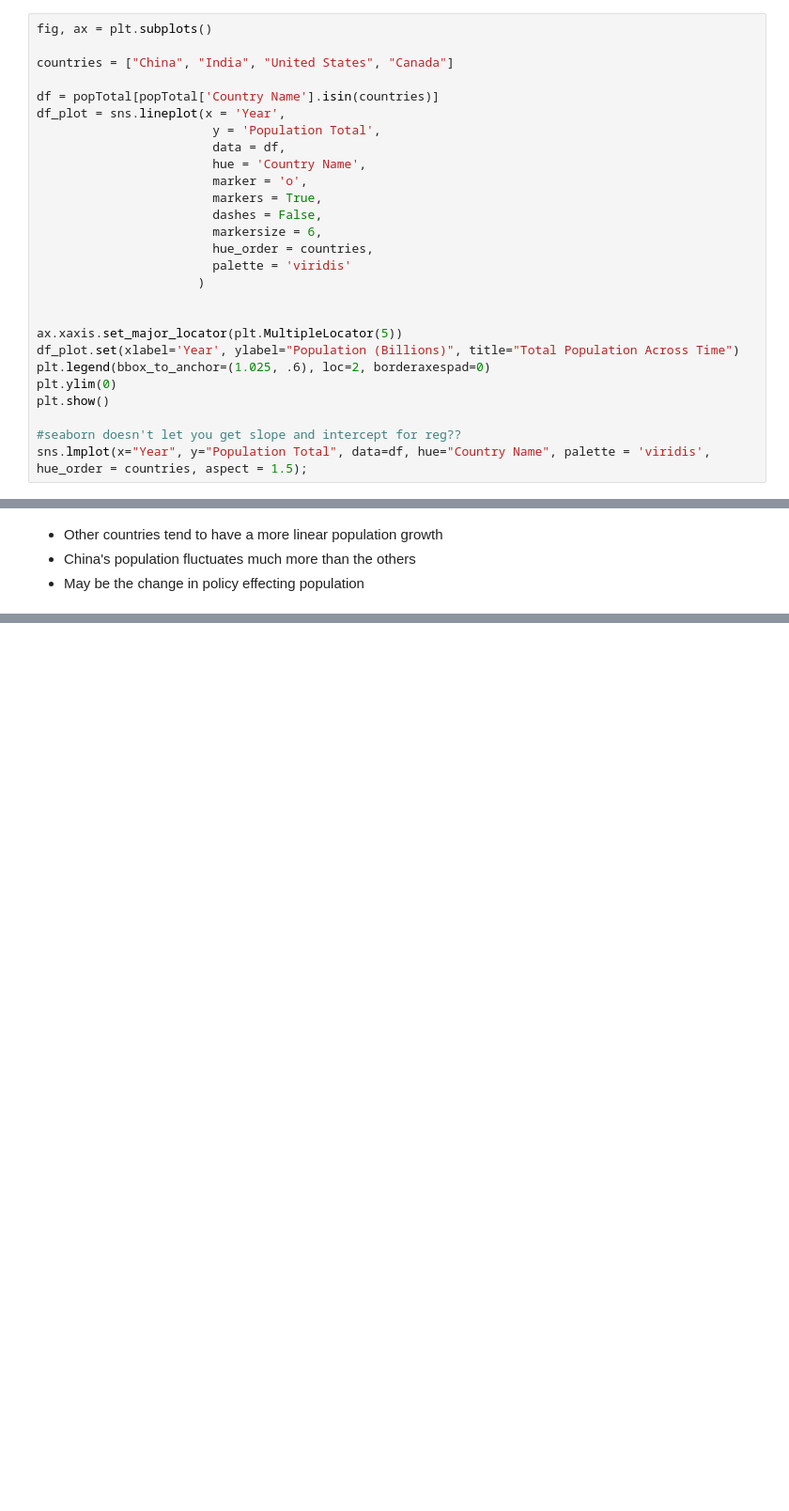
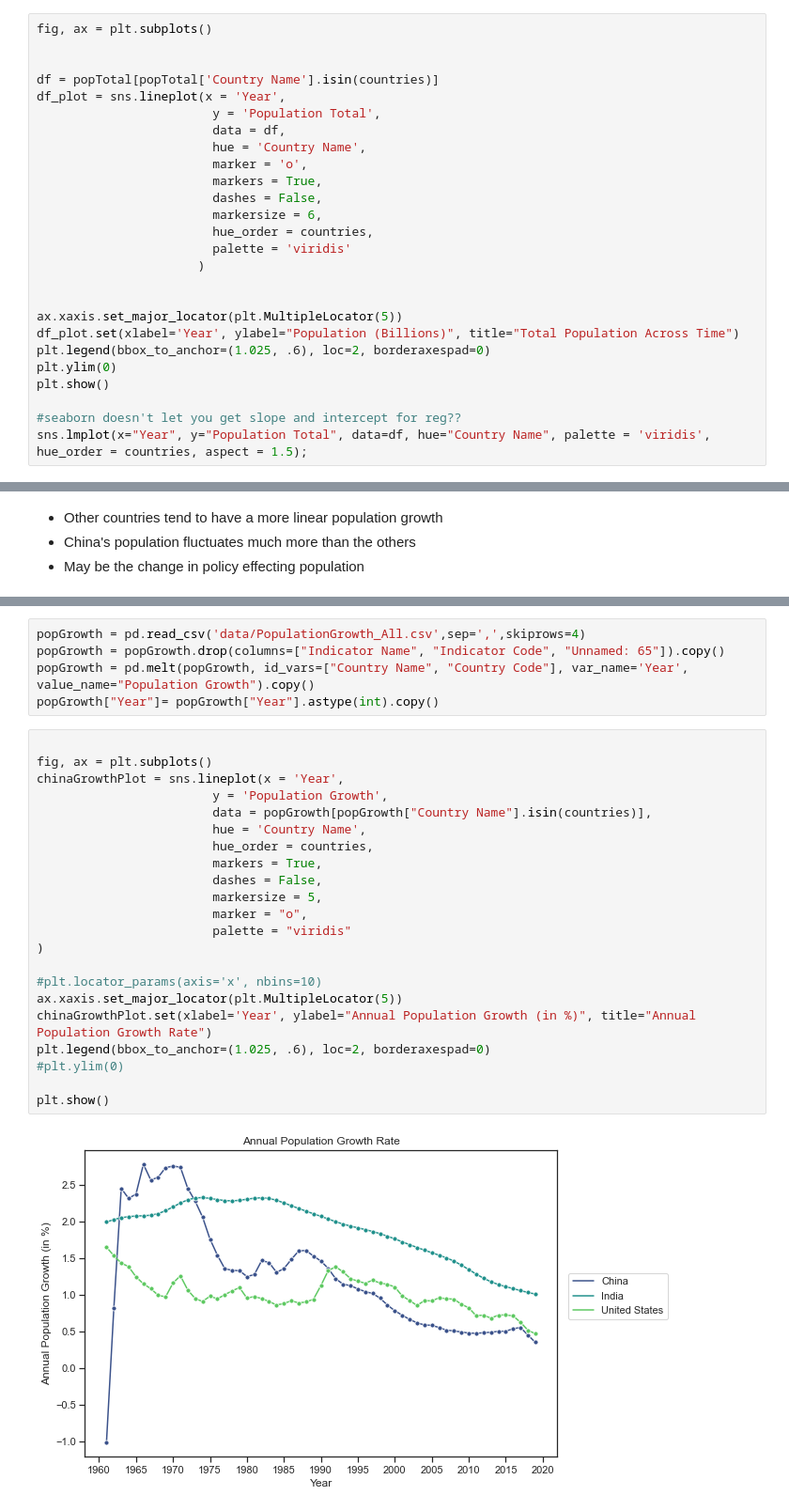
Before and after one commit to annapoliswu/CISC367_Final, a Jupyter notebook: messy-china-population-analysis.ipynb, the cells around one changed output, grey strips where cells are left out. Shown: that part at 94% size. Cells and saved outputs as stored; diff of their text form; blank space fills up the shorter version.

```diff
--- a/messy-china-population-analysis.ipynb
+++ b/messy-china-population-analysis.ipynb
@@ -125,7 +130,6 @@ plt.show()
 # %%
 fig, ax = plt.subplots()
 
-countries = ["China", "India", "United States", "Canada"]
 
 df = popTotal[popTotal['Country Name'].isin(countries)]
 df_plot = sns.lineplot(x = 'Year',
@@ -278,0 +283,29 @@ Intercept: -12732522879.699253
+# %%
+popGrowth = pd.read_csv('data/PopulationGrowth_All.csv',sep=',',skiprows=4)
+popGrowth = popGrowth.drop(columns=["Indicator Name", "Indicator Code", "Unnamed: 65"]).copy()
+popGrowth = pd.melt(popGrowth, id_vars=["Country Name", "Country Code"], var_name='Year', value_name="Population Growth").copy()
+popGrowth["Year"]= popGrowth["Year"].astype(int).copy()
+# %%
+
+fig, ax = plt.subplots()
+chinaGrowthPlot = sns.lineplot(x = 'Year',
+                        y = 'Population Growth',
+                        data = popGrowth[popGrowth["Country Name"].isin(countries)],
+                        hue = 'Country Name',
+                        hue_order = countries,
+                        markers = True,
+                        dashes = False,
+                        markersize = 5,
+                        marker = "o",
+                        palette = "viridis"
+)
+
+#plt.locator_params(axis='x', nbins=10)
+ax.xaxis.set_major_locator(plt.MultipleLocator(5))
+chinaGrowthPlot.set(xlabel='Year', ylabel="Annual Population Growth (in %)", title="Annual Population Growth Rate")
+plt.legend(bbox_to_anchor=(1.025, .6), loc=2, borderaxespad=0)
+#plt.ylim(0)
+
+plt.show()
+# %% [output]
+[figure, added]
```
Also changed, not shown: parts of 22 cells of this notebook, 2 other files.
